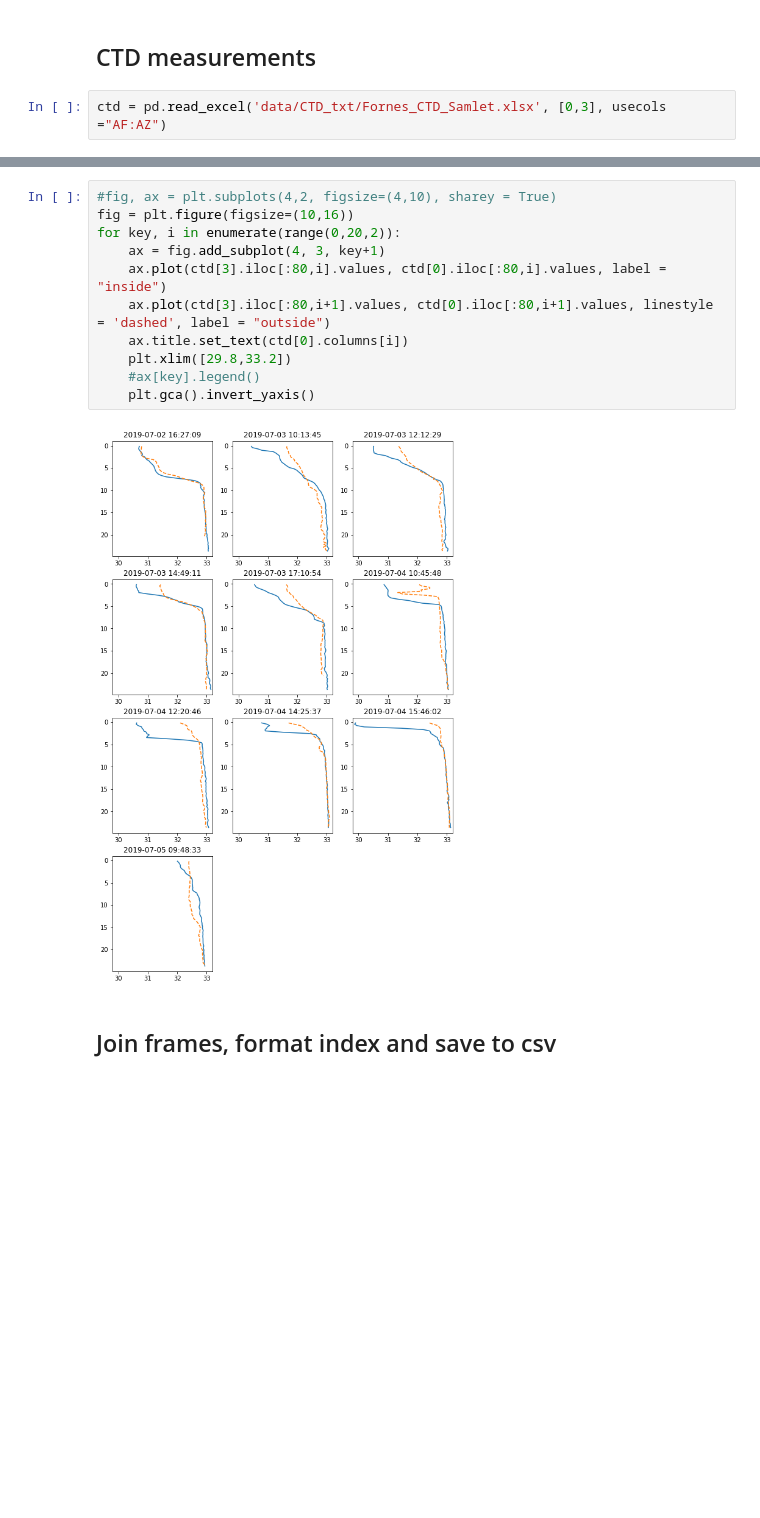
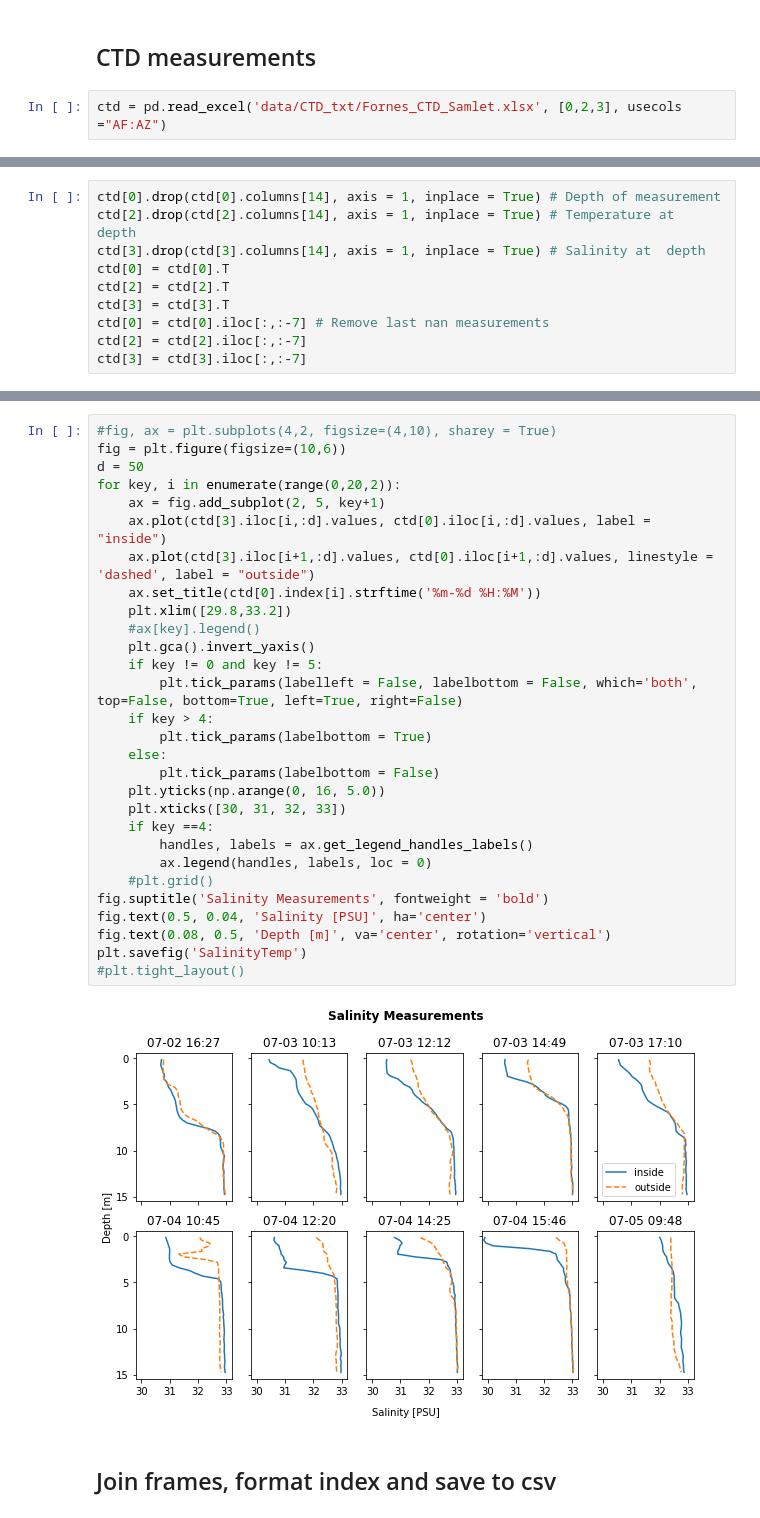
Before and after one commit to larsmmo/Master, a Jupyter notebook: createCSV.ipynb, the cells around one changed output, grey strips where cells are left out. Saved outputs shown, nothing was run; the diff lists cells and outputs as text; blank space fills up the shorter version.

```diff
--- a/createCSV.ipynb
+++ b/createCSV.ipynb
@@ -307,4 +304,4 @@ Minutes between start and end:  3826.0
 # %% [markdown]
 ## CTD measurements
 # %%
-ctd = pd.read_excel('data/CTD_txt/Fornes_CTD_Samlet.xlsx', [0,3], usecols ="AF:AZ")
+ctd = pd.read_excel('data/CTD_txt/Fornes_CTD_Samlet.xlsx', [0,2,3], usecols ="AF:AZ")
@@ -313,0 +308,10 @@ ctd[3].drop(ctd[3].columns[14], axis = 1, inplace = True)
+# %%
+ctd[0].drop(ctd[0].columns[14], axis = 1, inplace = True) # Depth of measurement
+ctd[2].drop(ctd[2].columns[14], axis = 1, inplace = True) # Temperature at  depth
+ctd[3].drop(ctd[3].columns[14], axis = 1, inplace = True) # Salinity at  depth
+ctd[0] = ctd[0].T
+ctd[2] = ctd[2].T
+ctd[3] = ctd[3].T
+ctd[0] = ctd[0].iloc[:,:-7] # Remove last nan measurements
+ctd[2] = ctd[2].iloc[:,:-7]
+ctd[3] = ctd[3].iloc[:,:-7]
@@ -331,16 +336,34 @@ ctd[3].drop(ctd[3].columns[14], axis = 1, inplace = True)
 # %%
 #fig, ax = plt.subplots(4,2, figsize=(4,10), sharey = True)
-fig = plt.figure(figsize=(10,16))
+fig = plt.figure(figsize=(10,6))
+d = 50
 for key, i in enumerate(range(0,20,2)):
-    ax = fig.add_subplot(4, 3, key+1)
-    ax.plot(ctd[3].iloc[:80,i].values, ctd[0].iloc[:80,i].values, label = "inside")
-    ax.plot(ctd[3].iloc[:80,i+1].values, ctd[0].iloc[:80,i+1].values, linestyle = 'dashed', label = "outside")
-    ax.title.set_text(ctd[0].columns[i])
+    ax = fig.add_subplot(2, 5, key+1)
+    ax.plot(ctd[3].iloc[i,:d].values, ctd[0].iloc[i,:d].values, label = "inside")
+    ax.plot(ctd[3].iloc[i+1,:d].values, ctd[0].iloc[i+1,:d].values, linestyle = 'dashed', label = "outside")
+    ax.set_title(ctd[0].index[i].strftime('%m-%d %H:%M'))
     plt.xlim([29.8,33.2])
     #ax[key].legend()
     plt.gca().invert_yaxis()
+    if key != 0 and key != 5:
+        plt.tick_params(labelleft = False, labelbottom = False, which='both', top=False, bottom=True, left=True, right=False)
+    if key > 4:
+        plt.tick_params(labelbottom = True)
+    else:
+        plt.tick_params(labelbottom = False)
+    plt.yticks(np.arange(0, 16, 5.0))
+    plt.xticks([30, 31, 32, 33])
+    if key ==4:
+        handles, labels = ax.get_legend_handles_labels()
+        ax.legend(handles, labels, loc = 0)
+    #plt.grid()
+fig.suptitle('Salinity Measurements', fontweight = 'bold')
+fig.text(0.5, 0.04, 'Salinity [PSU]', ha='center')
+fig.text(0.08, 0.5, 'Depth [m]', va='center', rotation='vertical')
+plt.savefig('SalinityTemp')
+#plt.tight_layout()
 # %% [output]
-[figure, old version]
+[figure, new version]
 # %% [markdown]
 ## Join frames, format index and save to csv
 # %%
```
Also changed, not shown: parts of 13 cells of this notebook, 20 other files.
